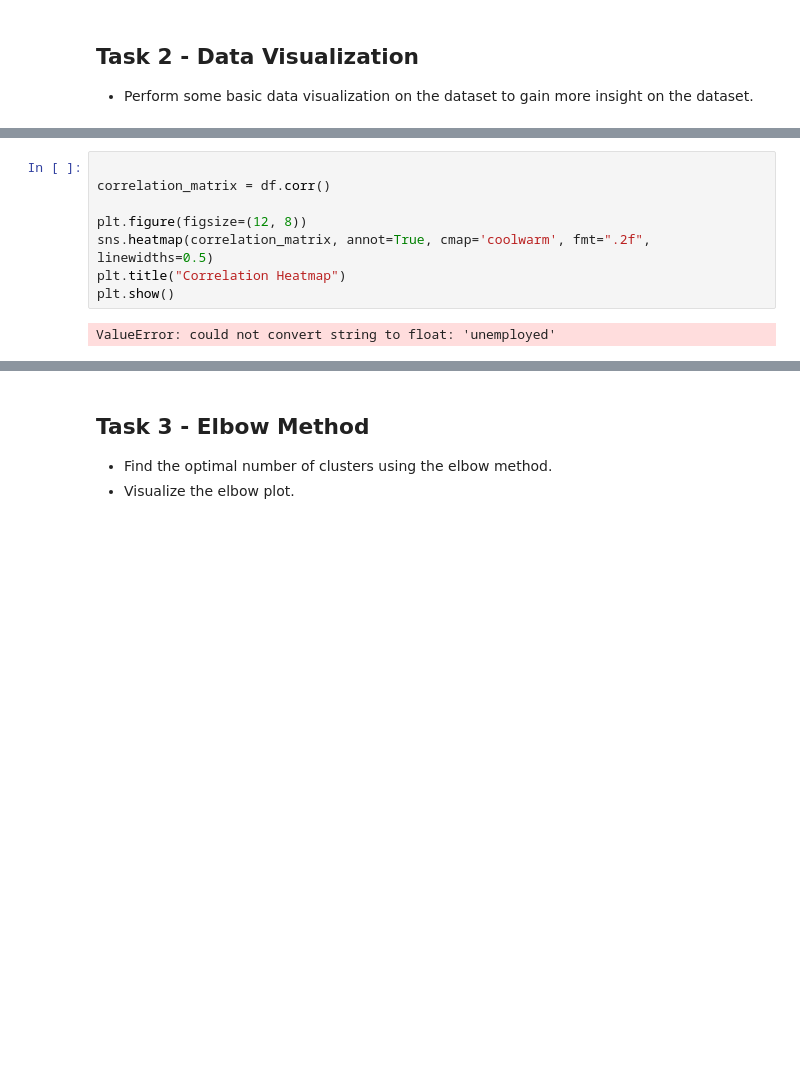
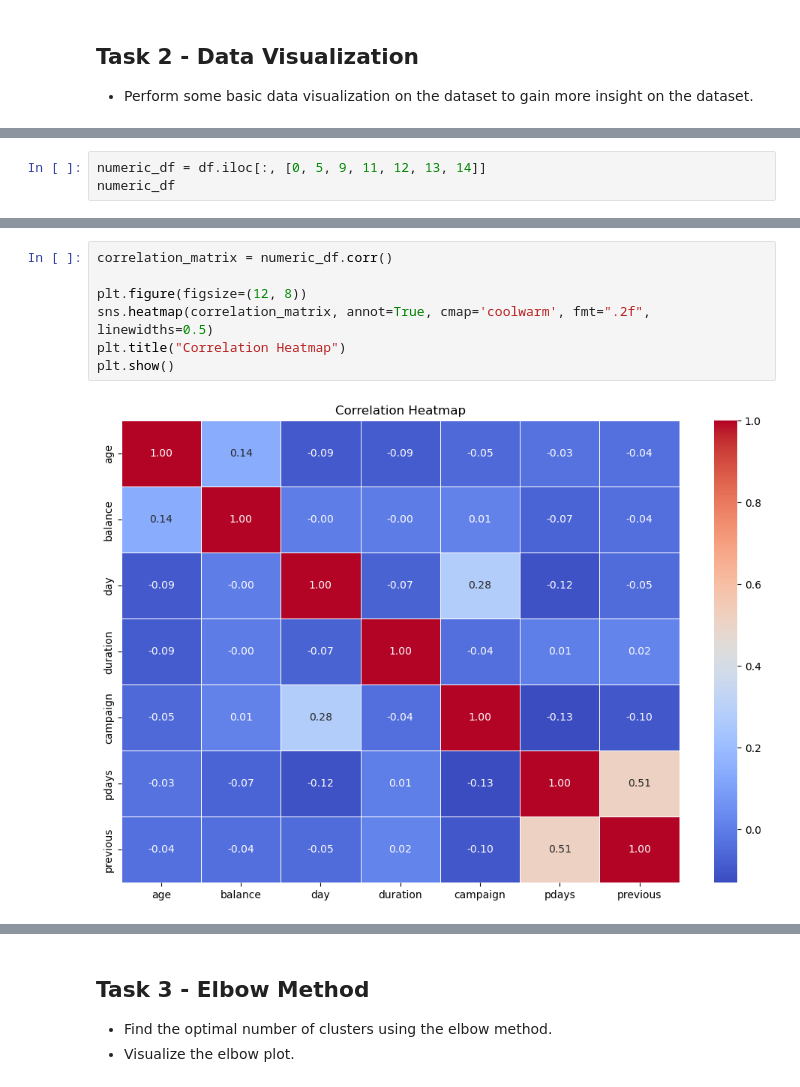
Before and after one commit to DysthymiaDemon/ICT2507C-Unsupervised-Learning, a Jupyter notebook: K_Means_Exercise_2.ipynb, the cells around one changed output, grey strips where cells are left out. Drawn from its saved outputs; the diff is of its cells as text; blank space fills up the shorter version.

```diff
--- a/K_Means_Exercise_2.ipynb
+++ b/K_Means_Exercise_2.ipynb
@@ -82,0 +80,3 @@ plt.scatter(df['age'], df['balance'], marker= '.')
+# %%
+numeric_df = df.iloc[:, [0, 5, 9, 11, 12, 13, 14]]
+numeric_df
@@ -83,10 +97,9 @@ plt.scatter(df['age'], df['balance'], marker= '.')
 # %%
-
-correlation_matrix = df.corr()
+correlation_matrix = numeric_df.corr()
 
 plt.figure(figsize=(12, 8))
 sns.heatmap(correlation_matrix, annot=True, cmap='coolwarm', fmt=".2f", linewidths=0.5)
 plt.title("Correlation Heatmap")
 plt.show()
 # %% [output]
-ValueError: could not convert string to float: 'unemployed'
+[figure, added]
```
Also changed, not shown: parts of 7 cells of this notebook.
